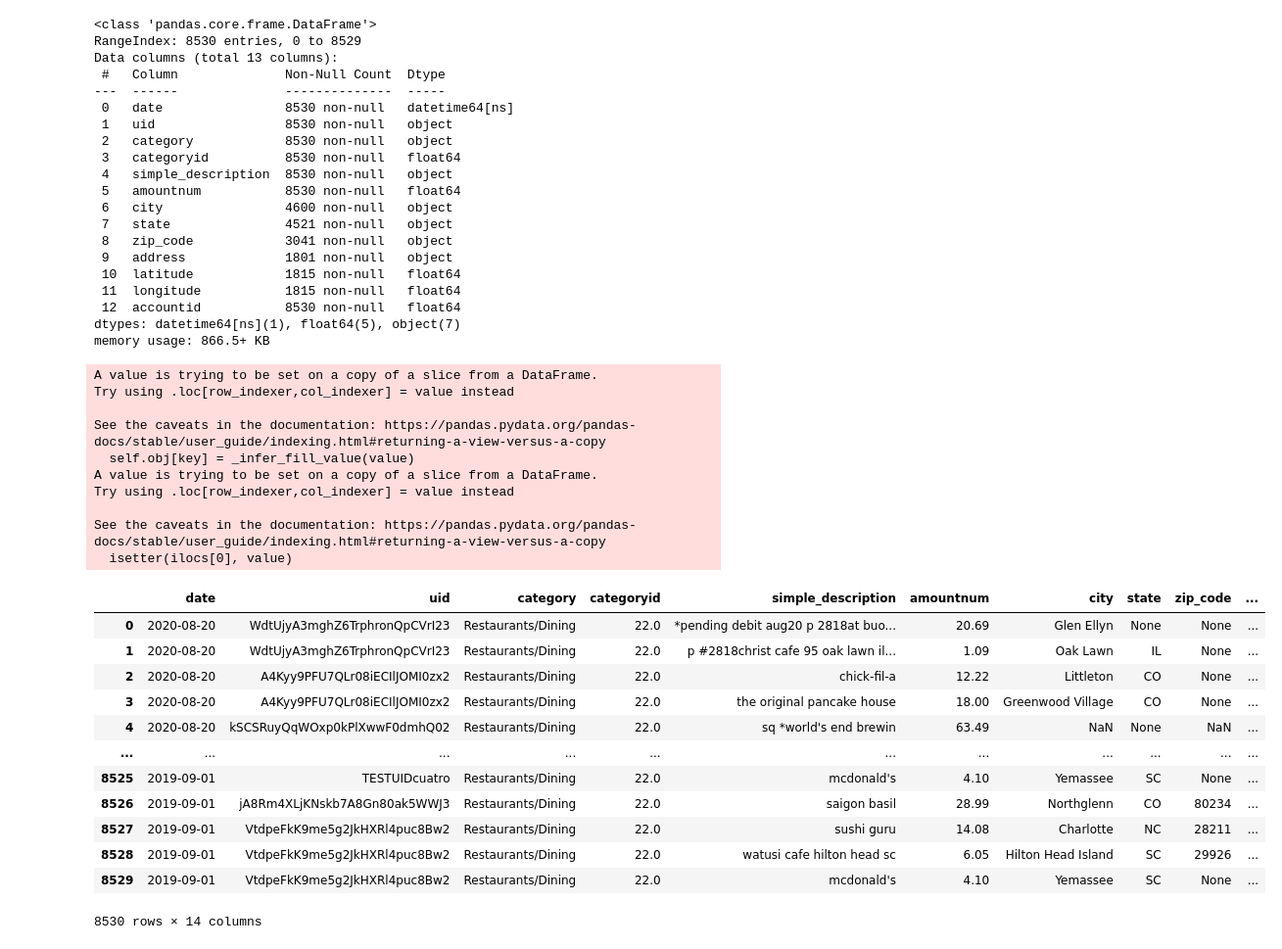
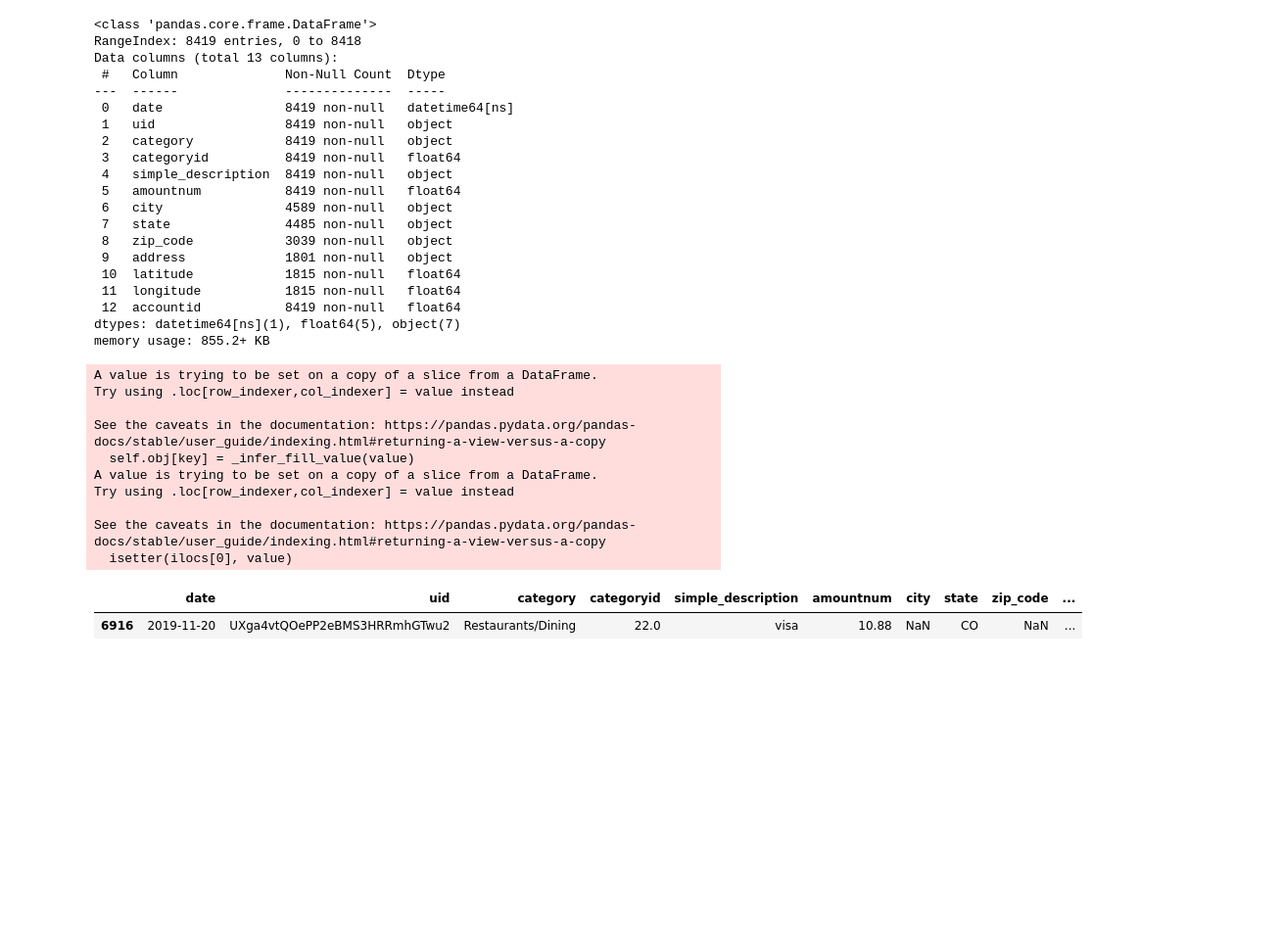
Before and after one commit to fariha23/recommendation_system_creditcard, a Jupyter notebook: notebooks/Recommendation_System_v1.ipynb, the cells around one changed output. Shown at 98% size. Drawn from its saved outputs; the diff is of its cells as text; code cells hidden in the pictures; blank space fills up the shorter version.

Commit message:
updated recomm for resturants/dining

```diff
--- a/notebooks/Recommendation_System_v1.ipynb
+++ b/notebooks/Recommendation_System_v1.ipynb
@@ -31 +69,3 @@ eda.df.shape
+# %%
+df1_rec.reset_index(inplace=True, drop=True)
 # %%
@@ -252,17 +210,0 @@ df1_rec_resturants[8528:]
-# %%
-rest_list=[]
-for merch in df1_rec_resturants.simple_description:
-    if ((merch[0:8]=='*pending')):
-        rest_list.append(merch[30:])
-    elif (merch[0:7]=='pending'):
-        rest_list.append(merch[19:])
-    elif (merch[0:2]=='p '):
-        rest_list.append(merch[7:])
-    elif (merch[0:2]=='pp'):
-        rest_list.append(merch[3:])
-    #elif (merch=="mcdonald's"):
-        #rest_list.append('MCD')
-    else:
-        rest_list.append(merch)
-
-pd.Series(rest_list)
@@ -283,55 +350,44 @@ Length: 8530, dtype: object
 df1_rec_resturants.info()
 # %% [output]
 <class 'pandas.core.frame.DataFrame'>
-RangeIndex: 8530 entries, 0 to 8529
+RangeIndex: 8419 entries, 0 to 8418
 Data columns (total 13 columns):
  #   Column              Non-Null Count  Dtype
 ---  ------              --------------  -----
- 0   date                8530 non-null   datetime64[ns]
- 1   uid                 8530 non-null   object
- 2   category            8530 non-null   object
- 3   categoryid          8530 non-null   float64
- 4   simple_description  8530 non-null   object
- 5   amountnum           8530 non-null   float64
- 6   city                4600 non-null   object
- 7   state               4521 non-null   object
- 8   zip_code            3041 non-null   object
+ 0   date                8419 non-null   datetime64[ns]
+ 1   uid                 8419 non-null   object
+ 2   category            8419 non-null   object
+ 3   categoryid          8419 non-null   float64
+ 4   simple_description  8419 non-null   object
+ 5   amountnum           8419 non-null   float64
+ 6   city                4589 non-null   object
+ 7   state               4485 non-null   object
+ 8   zip_code            3039 non-null   object
  9   address             1801 non-null   object
  10  latitude            1815 non-null   float64
  11  longitude           1815 non-null   float64
- 12  accountid           8530 non-null   float64
+ 12  accountid           8419 non-null   float64
 dtypes: datetime64[ns](1), float64(5), object(7)
-memory usage: 866.5+ KB
+memory usage: 855.2+ KB
 # %%
 #df1_rec_resturants['merchant']=pd.Series(rest_list)
 
 
 df1_rec_resturants.loc[:,'merchant'] = pd.Series(rest_list, index=df1_rec_resturants.index)
-df1_rec_resturants
+df1_rec_resturants[df1_rec_resturants.merchant=='']
 # %% [output]
 A value is trying to be set on a copy of a slice from a DataFrame.
 Try using .loc[row_indexer,col_indexer] = value instead
 
 See the caveats in the documentation: https://pandas.pydata.org/pandas-docs/stable/user_guide/indexing.html#returning-a-view-versus-a-copy
   self.obj[key] = _infer_fill_value(value)
 A value is trying to be set on a copy of a slice from a DataFrame.
 Try using .loc[row_indexer,col_indexer] = value instead
 
 See the caveats in the documentation: https://pandas.pydata.org/pandas-docs/stable/user_guide/indexing.html#returning-a-view-versus-a-copy
   isetter(ilocs[0], value)
 |  | date | uid | category | categoryid | simple_description | amountnum | city | state | zip_code | ... |
-| 0 | 2020-08-20 | WdtUjyA3mghZ6TrphronQpCVrI23 | Restaurants/Dining | 22.0 | *pending debit aug20 p 2818at buo... | 20.69 | Glen Ellyn | None | None | ... |
-| 1 | 2020-08-20 | WdtUjyA3mghZ6TrphronQpCVrI23 | Restaurants/Dining | 22.0 | p #2818christ cafe 95 oak lawn il... | 1.09 | Oak Lawn | IL | None | ... |
-| 2 | 2020-08-20 | A4Kyy9PFU7QLr08iECIlJOMI0zx2 | Restaurants/Dining | 22.0 | chick-fil-a | 12.22 | Littleton | CO | None | ... |
-| 3 | 2020-08-20 | A4Kyy9PFU7QLr08iECIlJOMI0zx2 | Restaurants/Dining | 22.0 | the original pancake house | 18.00 | Greenwood Village | CO | None | ... |
-| 4 | 2020-08-20 | kSCSRuyQqWOxp0kPlXwwF0dmhQ02 | Restaurants/Dining | 22.0 | sq *world's end brewin | 63.49 | NaN | None | NaN | ... |
-| ... | ... | ... | ... | ... | ... | ... | ... | ... | ... | ... |
-| 8525 | 2019-09-01 | TESTUIDcuatro | Restaurants/Dining | 22.0 | mcdonald's | 4.10 | Yemassee | SC | None | ... |
-| 8526 | 2019-09-01 | jA8Rm4XLjKNskb7A8Gn80ak5WWJ3 | Restaurants/Dining | 22.0 | saigon basil | 28.99 | Northglenn | CO | 80234 | ... |
-| 8527 | 2019-09-01 | VtdpeFkK9me5g2JkHXRl4puc8Bw2 | Restaurants/Dining | 22.0 | sushi guru | 14.08 | Charlotte | NC | 28211 | ... |
-| 8528 | 2019-09-01 | VtdpeFkK9me5g2JkHXRl4puc8Bw2 | Restaurants/Dining | 22.0 | watusi cafe hilton head sc | 6.05 | Hilton Head Island | SC | 29926 | ... |
-| 8529 | 2019-09-01 | VtdpeFkK9me5g2JkHXRl4puc8Bw2 | Restaurants/Dining | 22.0 | mcdonald's | 4.10 | Yemassee | SC | None | ... |
+| 6916 | 2019-11-20 | UXga4vtQOePP2eBMS3HRRmhGTwu2 | Restaurants/Dining | 22.0 | visa | 10.88 | NaN | CO | NaN | ... |
-8530 rows × 14 columns
 # %%
 count_per_merch=df1_rec_resturants.groupby(['merchant'])['merchant'].count()
 count_per_merch
```
Also changed, not shown: parts of 65 cells of this notebook.
